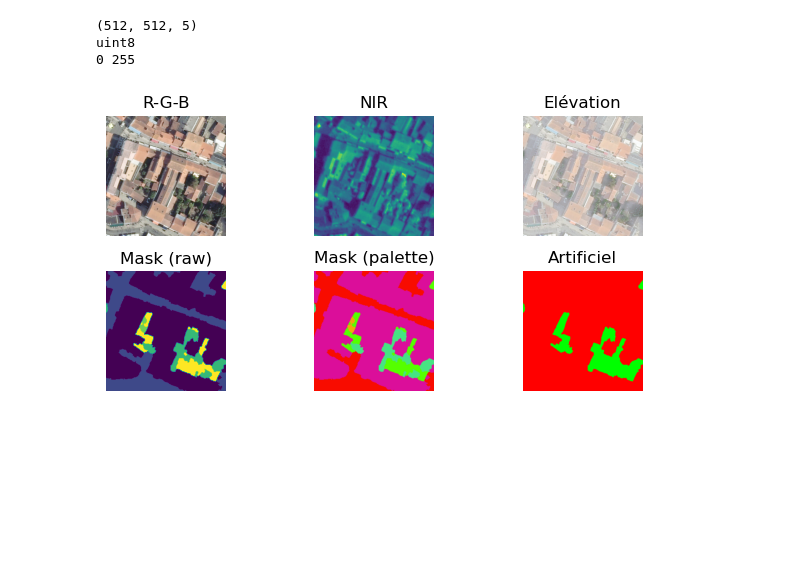
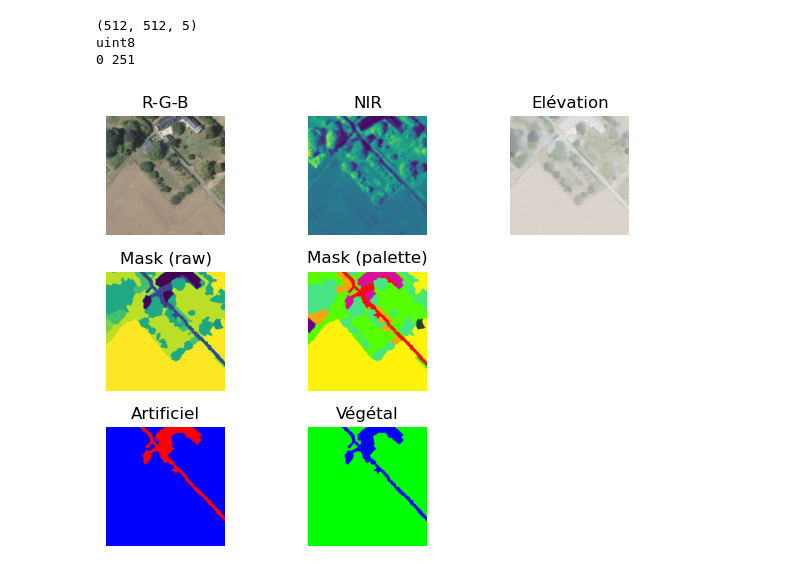
Before and after one commit to ChallengeDataTest/flairimages, a Jupyter notebook: src/explore.ipynb, the cells around one changed output. Saved outputs shown, nothing was run; the diff lists cells and outputs as text; code cells hidden in the pictures; blank space fills up the shorter version.

```diff
--- a/src/explore.ipynb
+++ b/src/explore.ipynb
@@ -25,0 +10,4 @@ sample_table_file=make_sample_table(toy_dataset_dir, no_write=no_write)
+# %%
+# massage this to get the correct project root path (e.g. /../xxxx/myProjectName/)
+root_dir = Path().resolve().parents[0]
+config = read_config(file_path=root_dir / 'config' /'config.yml', root_dir=root_dir)
@@ -26,6 +46,7 @@ sample_table_file=make_sample_table(toy_dataset_dir, no_write=no_write)
 # %%
 
 # read the sample table in csv format
-df = pd.read_csv(sample_table_file)
+df = read_samples_df(conf=config)
+df.reset_index(drop=False, inplace=True)
 df.head()
 # %% [output]
@@ -38,10 +59,14 @@ df.head()
 # %%
 # select a random record from df
-id, img_file, msk_file = df.iloc[np.random.randint(df.shape[0])]
-with rasterio.open(img_file) as src:
+# and extract the name, image and mask file paths.
+name, image_file, mask_file = df.sample().iloc[0][['name','image', 'mask']].values
+# print(name)
+# print(image_file)
+# print(mask_file)
+with rasterio.open(image_file) as src:
     img = src.read()
     img = np.moveaxis(img, 0, -1)
-with rasterio.open(msk_file) as src:
+with rasterio.open(mask_file) as src:
     msk = src.read()
 
 print(img.shape)
@@ -55,36 +80,42 @@ plt.title("R-G-B")
 plt.axis("off")
 #
 plt.subplot(3,3,2)
-plt.imshow(img[:,:,3])
+plt.imshow(img[:,:,3:4])
 plt.title("NIR")
 plt.axis("off")
 #
 plt.subplot(3,3,3)
 plt.imshow(img[:,:,:4])
 plt.title("Elévation")
 plt.axis("off")
 #
 plt.subplot(3,3,4)
 plt.imshow(msk[0,:,:])
 plt.title("Mask (raw)")
 plt.axis("off")
 #
-msk_palette = convert_to_color(arr_2d=msk[0,:,:], palette=config["nomenclature"]["colors"])
+msk_palette = convert_to_color(arr_2d=msk[0,:,:], config=config)
 plt.subplot(3,3,5)
 plt.imshow(msk_palette)
 plt.title("Mask (palette)")
 plt.axis("off")
 #
 msk_artificiel = convert_to_artificiel(arr_2d=msk[0,:,:], conf=config)
-plt.subplot(3,3,6)
+plt.subplot(3,3,7)
 plt.imshow(msk_artificiel)
 plt.title("Artificiel")
 plt.axis("off")
 #
+msk_vegetal = convert_to_vegetal(arr_2d=msk[0,:,:], conf=config)
+plt.subplot(3,3,8)
+plt.imshow(msk_vegetal)
+plt.title("Végétal")
+plt.axis("off")
+#
 plt.tight_layout()
 plt.show()
 # %% [output]
 (512, 512, 5)
 uint8
-0 255
+0 251
-[figure, old version]
+[figure, new version]
```
Also changed, not shown: parts of 7 cells of this notebook, 7 other files.
